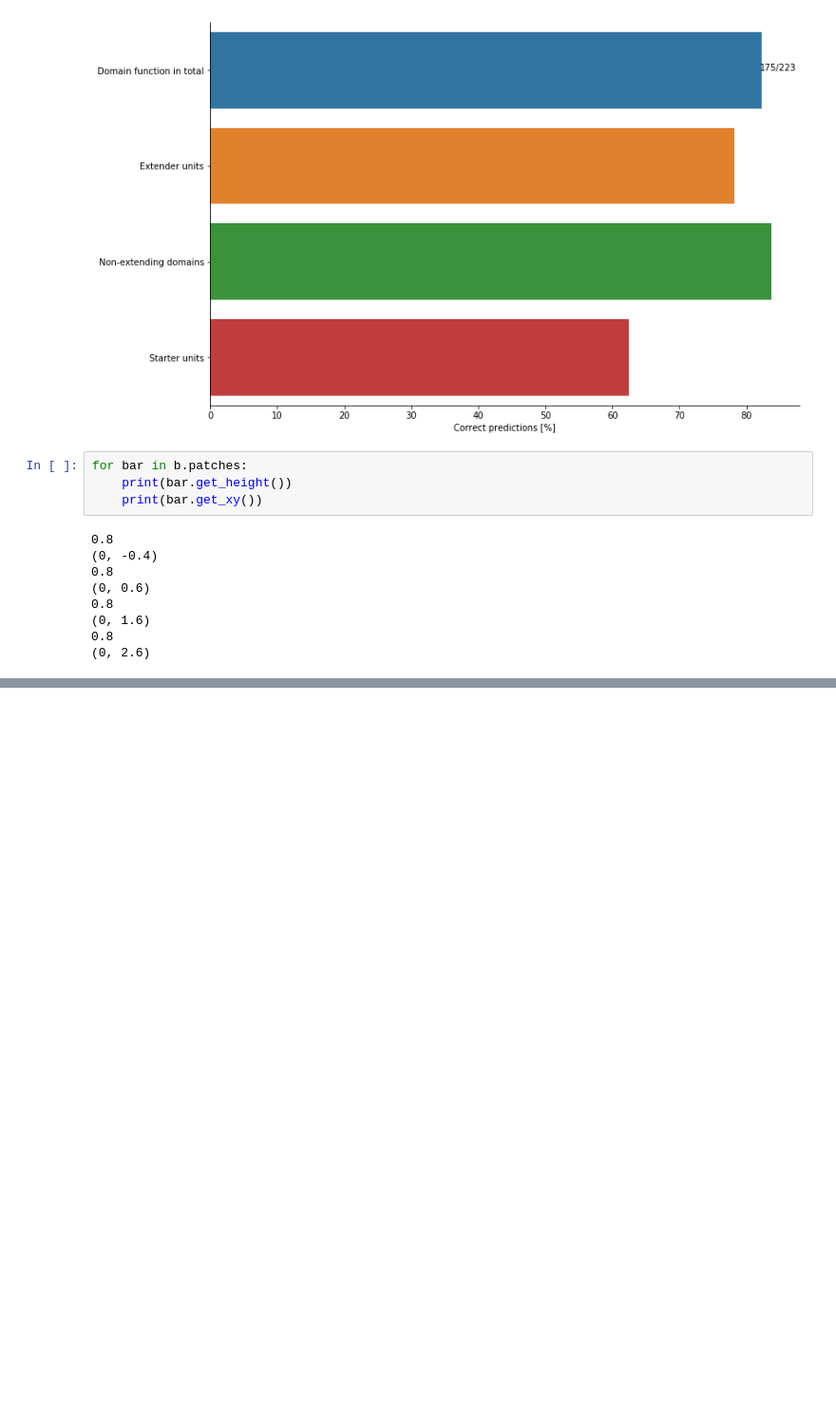
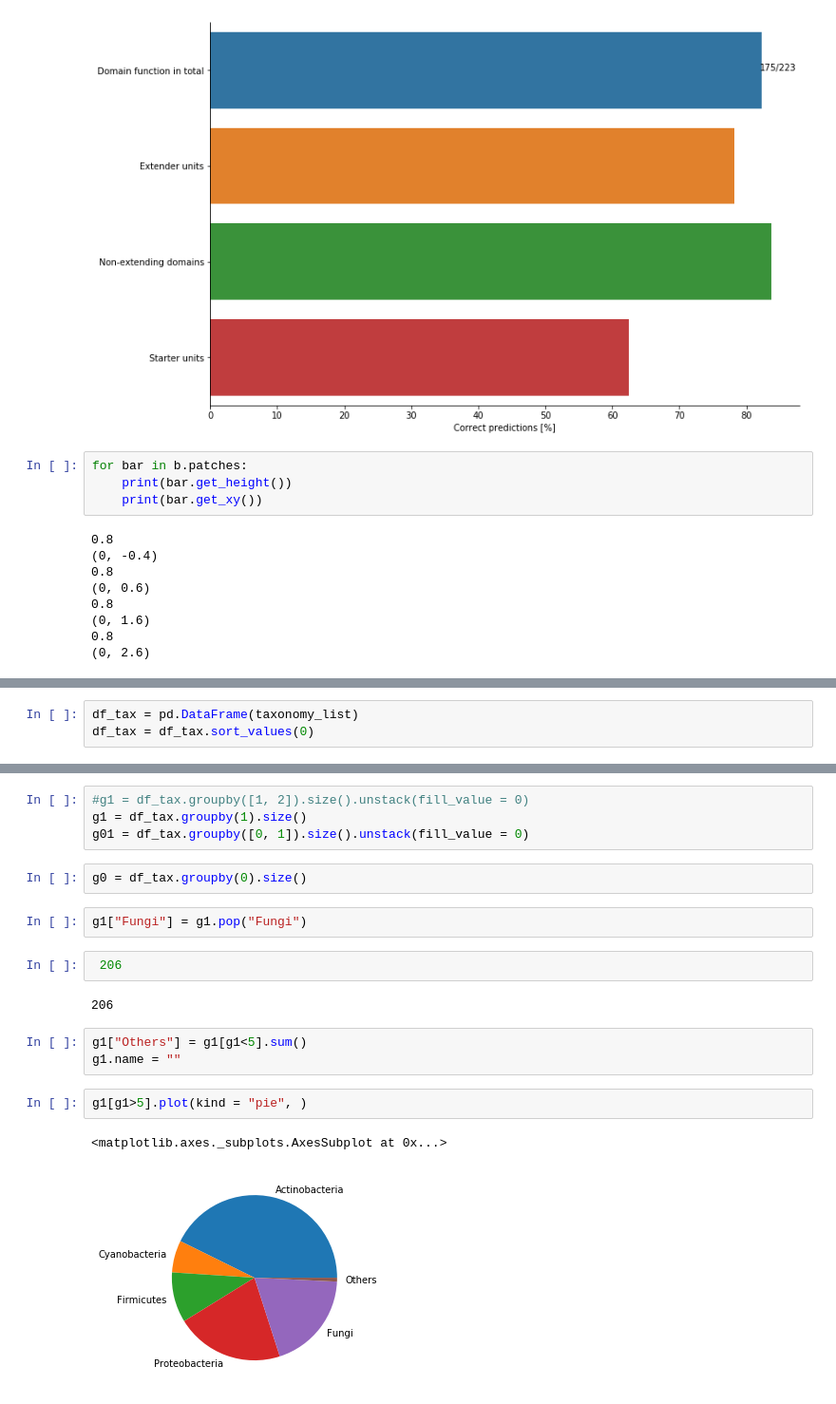
Before and after one commit to AlmaasLab/BiGMeC, a Jupyter notebook: Notebooks/figures.ipynb, the cells around one changed output, grey strips where cells are left out. Shown at 95% size. Saved outputs shown, nothing was run; the diff lists cells and outputs as text; blank space fills up the shorter version.

```diff
--- a/Notebooks/figures.ipynb
+++ b/Notebooks/figures.ipynb
@@ -44,0 +130,3 @@ for bar in b.patches:
+# %%
+df_tax = pd.DataFrame(taxonomy_list)
+df_tax = df_tax.sort_values(0)
@@ -44,0 +149,20 @@ for bar in b.patches:
+# %%
+#g1 = df_tax.groupby([1, 2]).size().unstack(fill_value = 0)
+g1 = df_tax.groupby(1).size()
+g01 = df_tax.groupby([0, 1]).size().unstack(fill_value = 0)
+# %%
+g0 = df_tax.groupby(0).size()
+# %%
+g1["Fungi"] = g1.pop("Fungi")
+# %%
+ 206
+# %% [output]
+206
+# %%
+g1["Others"] = g1[g1<5].sum()
+g1.name = ""
+# %%
+g1[g1>5].plot(kind = "pie", )
+# %% [output]
+<matplotlib.axes._subplots.AxesSubplot at 0x...>
+[figure, added]
```
Also changed, not shown: parts of 27 cells of this notebook, 3 other files.
